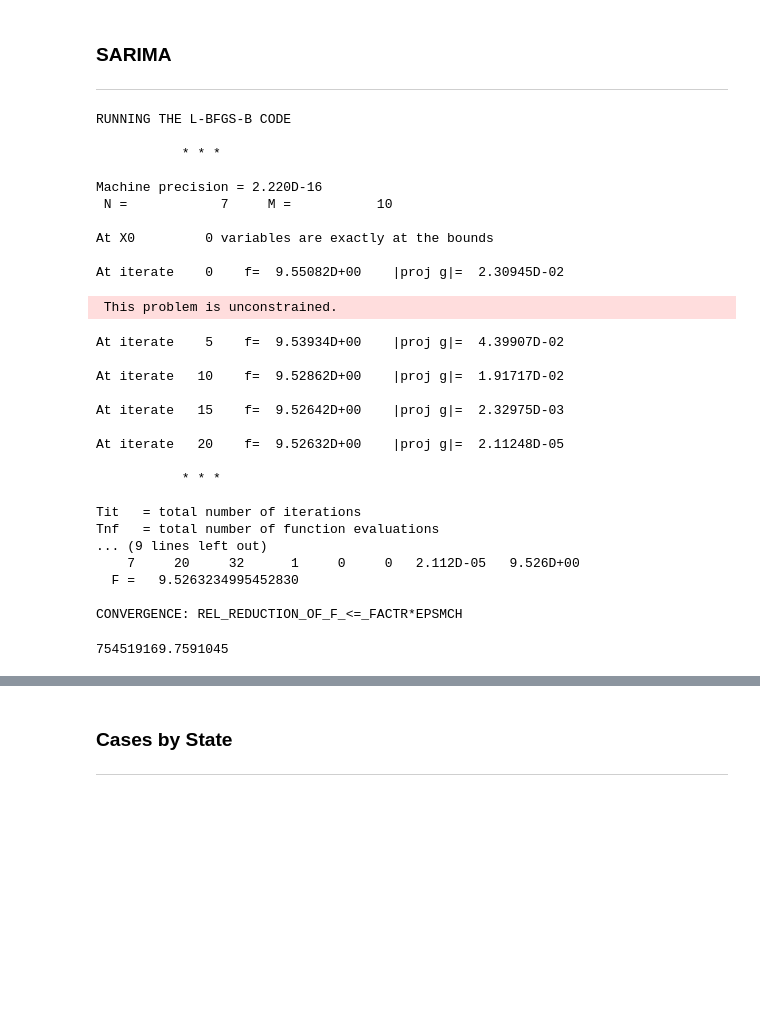
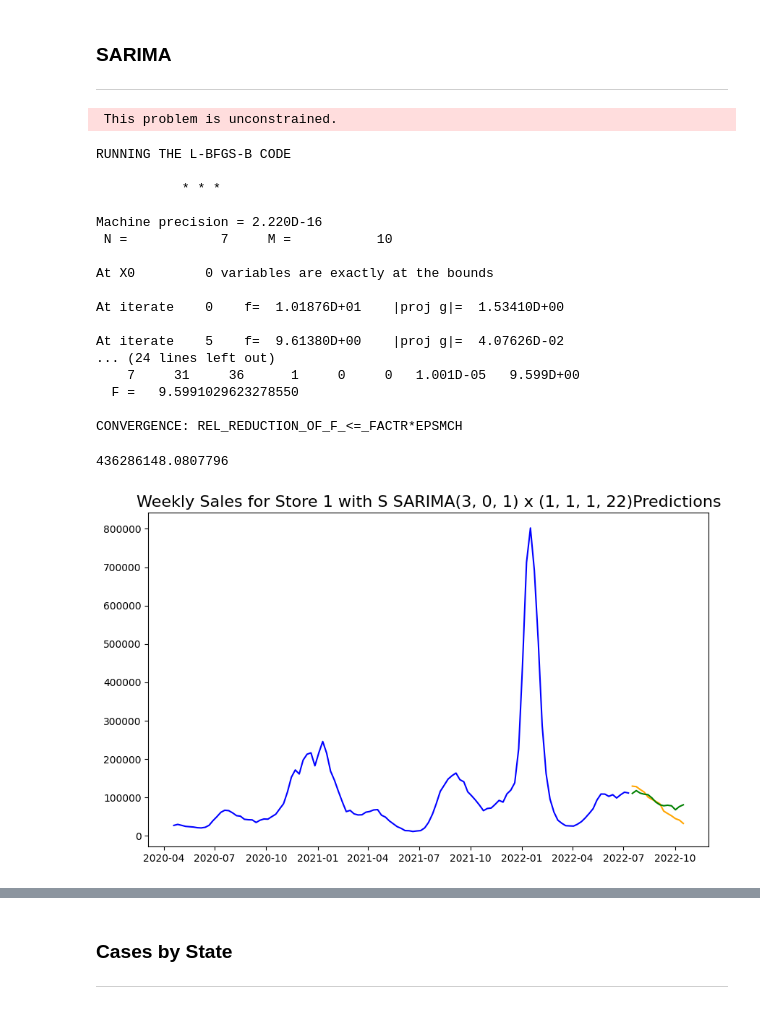
Before and after one commit to DeeVerma1/Project-4, a Jupyter notebook: code/02.1 - EDA_COVID_Cases.ipynb, the cells around one changed output, grey strips where cells are left out. Cells and saved outputs as stored; diff of their text form; code cells hidden in the pictures; blank space fills up the shorter version.

```diff
--- a/code/02.1 - EDA_COVID_Cases.ipynb
+++ b/code/02.1 - EDA_COVID_Cases.ipynb
@@ -334,40 +343,30 @@ Text(0.5, 1.0, 'Weekly Sales for Store 1 with ARIMA(52, 0, 1) Predictions')
 # %%
 # Fit a SARIMA(2, 0, 2) x (1, 1, 1, 52) model.
 sarima = SARIMAX(endog = y_train,
-                  order = (2, 0, 2),                # (p, d, q)
-                  seasonal_order=(1,1,1, 22))       # (P, D, Q, S)
+                  order = (3, 0, 1),                # (p, d, q)
+                  seasonal_order=(1,1,1,22))       # (P, D, Q, S)
 
 # Fit SARIMA model.
 model_sarima = sarima.fit()
 # %% [output]
-RUNNING THE L-BFGS-B CODE
-
-           * * *
-
-Machine precision = 2.220D-16
- N =            7     M =           10
-
-At X0         0 variables are exactly at the bounds
-
-At iterate    0    f=  9.55082D+00    |proj g|=  2.30945D-02
+ This problem is unconstrained.
- This problem is unconstrained.
+RUNNING THE L-BFGS-B CODE
+
+           * * *
+
+Machine precision = 2.220D-16
+ N =            7     M =           10
+
+At X0         0 variables are exactly at the bounds
+
+At iterate    0    f=  1.01876D+01    |proj g|=  1.53410D+00
+
+At iterate    5    f=  9.61380D+00    |proj g|=  4.07626D-02
+... (24 lines left out)
+    7     31     36      1     0     0   1.001D-05   9.599D+00
+  F =   9.5991029623278550
+
+CONVERGENCE: REL_REDUCTION_OF_F_<=_FACTR*EPSMCH
-At iterate    5    f=  9.53934D+00    |proj g|=  4.39907D-02
-
-At iterate   10    f=  9.52862D+00    |proj g|=  1.91717D-02
-
-At iterate   15    f=  9.52642D+00    |proj g|=  2.32975D-03
-
-At iterate   20    f=  9.52632D+00    |proj g|=  2.11248D-05
-
-           * * *
-
-Tit   = total number of iterations
-Tnf   = total number of function evaluations
-... (9 lines left out)
-    7     20     32      1     0     0   2.112D-05   9.526D+00
-  F =   9.5263234995452830
-
-CONVERGENCE: REL_REDUCTION_OF_F_<=_FACTR*EPSMCH
 # %%
 # Generate predictions based on test set.
 preds_sarima = model_sarima.predict(start = y_test.index[0], end = y_test.index[-1])
@@ -375,4 +374,24 @@ preds_sarima = model_sarima.predict(start = y_test.index[0], end = y_test.index[
 # Evaluate predictions.
 metrics.mean_squared_error(y_test, preds_sarima)
 # %% [output]
-754519169.7591045
+436286148.0807796
+# %%
+# Plot data.
+plt.figure(figsize=(10,6))
+
+# Plot training data.
+plt.plot(y_train.index, y_train, color = 'blue')
+
+# Plot testing data.
+plt.plot(y_test.index, y_test, color = 'orange')
+
+# Plot predicted test values.
+plt.plot(y_test.index, preds_sarima, color = 'green')
+
+    #order = (3, 0, 1),                # (p, d, q)
+     # seasonal_order=(1,1,1,22))
+
+plt.title(label = 'Weekly Sales for Store 1 with S SARIMA(3, 0, 1) x (1, 1, 1, 22)Predictions', fontsize=16)
+plt.show();
+# %% [output]
+[figure, added]
```
Also changed, not shown: parts of 40 cells of this notebook.
